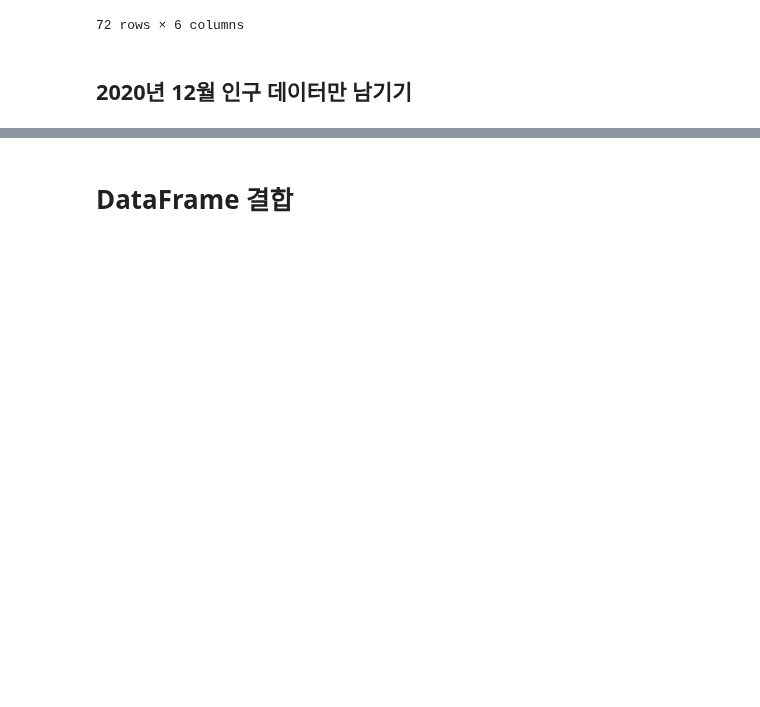
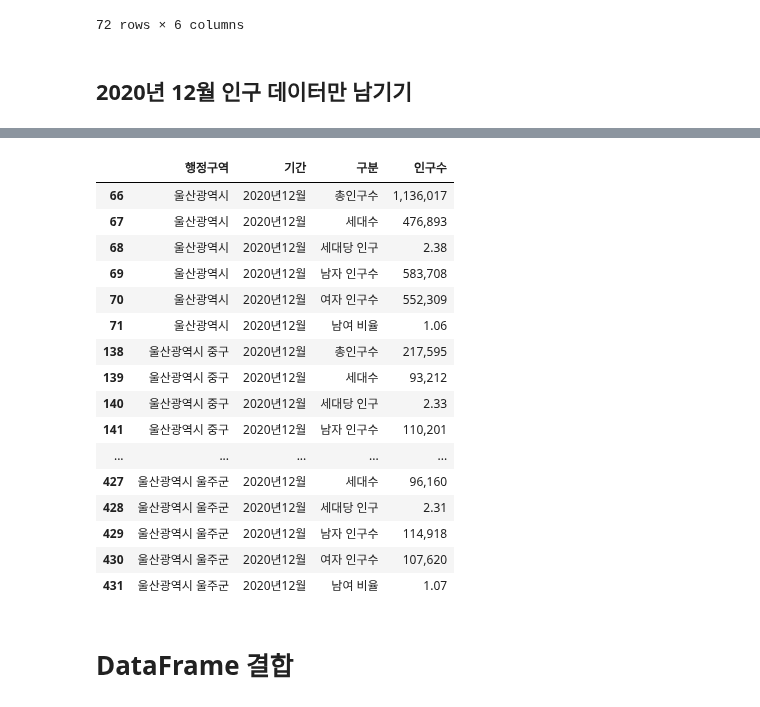
Before and after one commit to escortKwon/Advanced-AI-Education, a Jupyter notebook: 5th Week/DNN 복습 실습/00. Pandas 활용 능력 평가/울산CCTV/울산광역시 CCTV_practice.ipynb, the cells around one changed output, grey strips where cells are left out. Saved outputs shown, nothing was run; the diff lists cells and outputs as text; code cells hidden in the pictures; blank space fills up the shorter version.

```diff
--- a/5th Week/DNN 복습 실습/00. Pandas 활용 능력 평가/울산CCTV/울산광역시 CCTV_practice.ipynb
+++ b/5th Week/DNN 복습 실습/00. Pandas 활용 능력 평가/울산CCTV/울산광역시 CCTV_practice.ipynb
@@ -232,3 +223,27 @@ NameError: name 'pop_result' is not defined
+# %%
+cond1 = pop_stacked['기간'] == "2020년12월"
+cond2 = pop_stacked['행정구역'] != "울산광역시"
+
+pop_result = pop_stacked[cond1 & cond2]
+pop_result
+# %% [output]
+|  | 행정구역 | 기간 | 구분 | 인구수 |
+| 66 | 울산광역시 | 2020년12월 | 총인구수 | 1,136,017 |
+| 67 | 울산광역시 | 2020년12월 | 세대수 | 476,893 |
+| 68 | 울산광역시 | 2020년12월 | 세대당 인구 | 2.38 |
+| 69 | 울산광역시 | 2020년12월 | 남자 인구수 | 583,708 |
+| 70 | 울산광역시 | 2020년12월 | 여자 인구수 | 552,309 |
+| 71 | 울산광역시 | 2020년12월 | 남여 비율 | 1.06 |
+| 138 | 울산광역시 중구 | 2020년12월 | 총인구수 | 217,595 |
+| 139 | 울산광역시 중구 | 2020년12월 | 세대수 | 93,212 |
+| 140 | 울산광역시 중구 | 2020년12월 | 세대당 인구 | 2.33 |
+| 141 | 울산광역시 중구 | 2020년12월 | 남자 인구수 | 110,201 |
+| ... | ... | ... | ... | ... |
+| 427 | 울산광역시 울주군 | 2020년12월 | 세대수 | 96,160 |
+| 428 | 울산광역시 울주군 | 2020년12월 | 세대당 인구 | 2.31 |
+| 429 | 울산광역시 울주군 | 2020년12월 | 남자 인구수 | 114,918 |
+| 430 | 울산광역시 울주군 | 2020년12월 | 여자 인구수 | 107,620 |
+| 431 | 울산광역시 울주군 | 2020년12월 | 남여 비율 | 1.07 |
 # %% [markdown]
 # DataFrame 결합
 # %%
```
Also changed, not shown: parts of 6 cells of this notebook, 3 other files.
